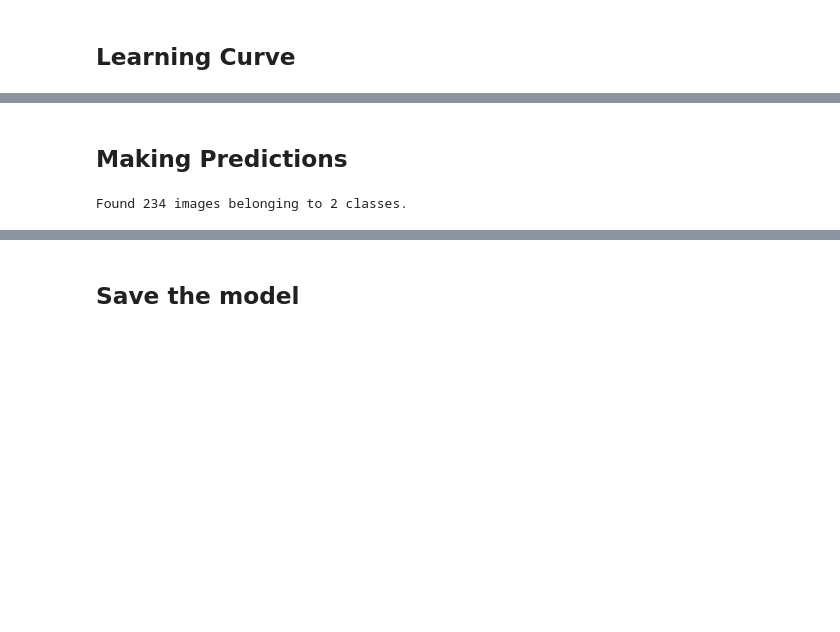
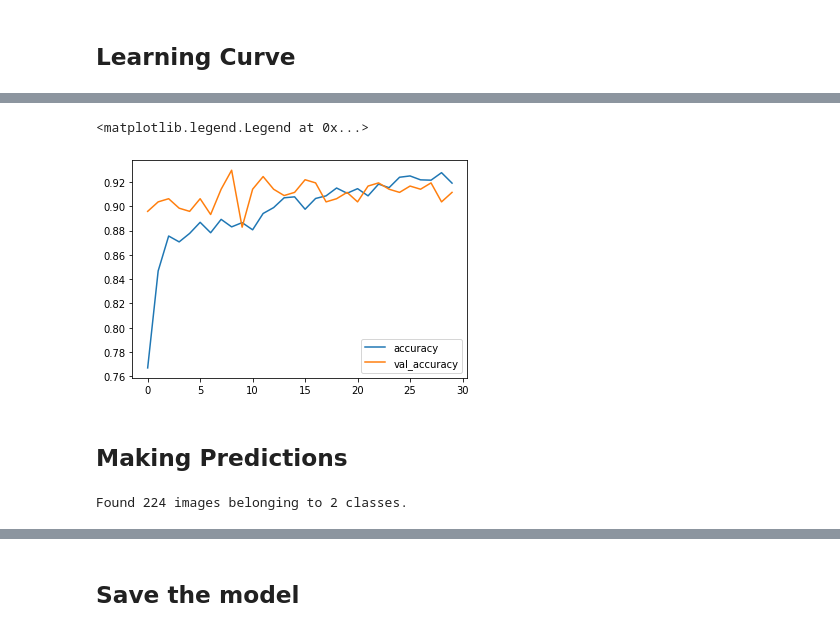
Before and after one commit to Adam-Arezza/hotdog_not_hotdog, a Jupyter notebook: hotdogs.ipynb, the cells around one changed output, grey strips where cells are left out. Drawn from its saved outputs; the diff is of its cells as text; code cells hidden in the pictures; blank space fills up the shorter version.

```diff
--- a/hotdogs.ipynb
+++ b/hotdogs.ipynb
@@ -79,9 +44,9 @@ img_gen_val = ImageDataGenerator(
 )
 
 validation_generator = img_gen_val.flow_from_directory(
-    directory="validate",
+    directory="data/val",
     target_size=(IMAGE_HEIGHT, IMAGE_WIDTH),
     class_mode="binary",
-    batch_size=8
+    batch_size=64
 )
 # %% [output]
@@ -188,3 +160,10 @@ plt.legend()
+# %%
+plt.plot(hist.history["accuracy"], label="accuracy")
+plt.plot(hist.history["val_accuracy"], label="val_accuracy")
+plt.legend()
+# %% [output]
+<matplotlib.legend.Legend at 0x...>
+[figure, added]
 # %% [markdown]
 ## Making Predictions
 # %%
@@ -193,14 +172,14 @@ test_data_generator = ImageDataGenerator(
 )
 
 test_gen = test_data_generator.flow_from_directory(
-    directory="test",
+    directory="data/test",
     target_size=(IMAGE_HEIGHT, IMAGE_WIDTH),
     class_mode="binary",
     batch_size=1,
     shuffle=False
 )
 # %% [output]
-Found 234 images belonging to 2 classes.
+Found 224 images belonging to 2 classes.
 # %%
 test_gen.reset()
 labels = test_gen.labels
```
Also changed, not shown: parts of 19 cells of this notebook, 2 other files.
